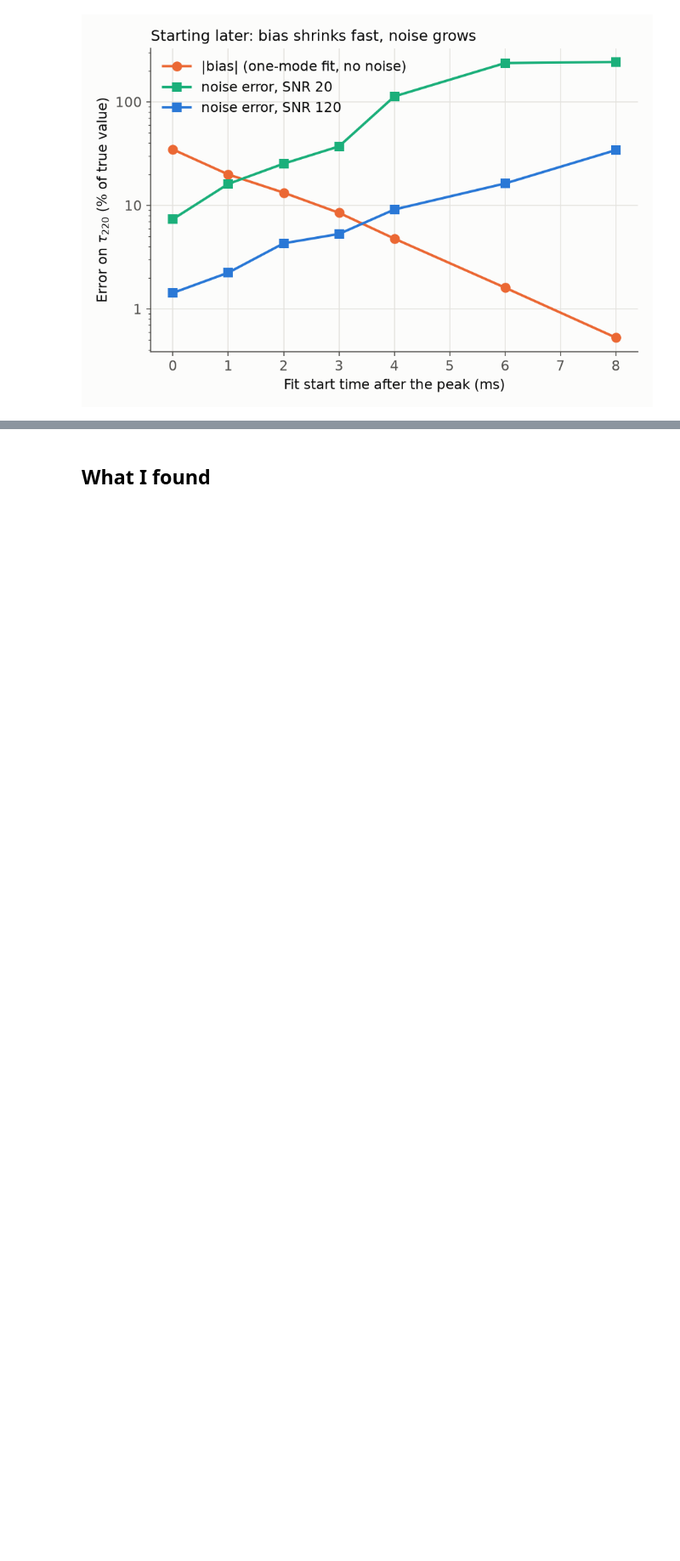
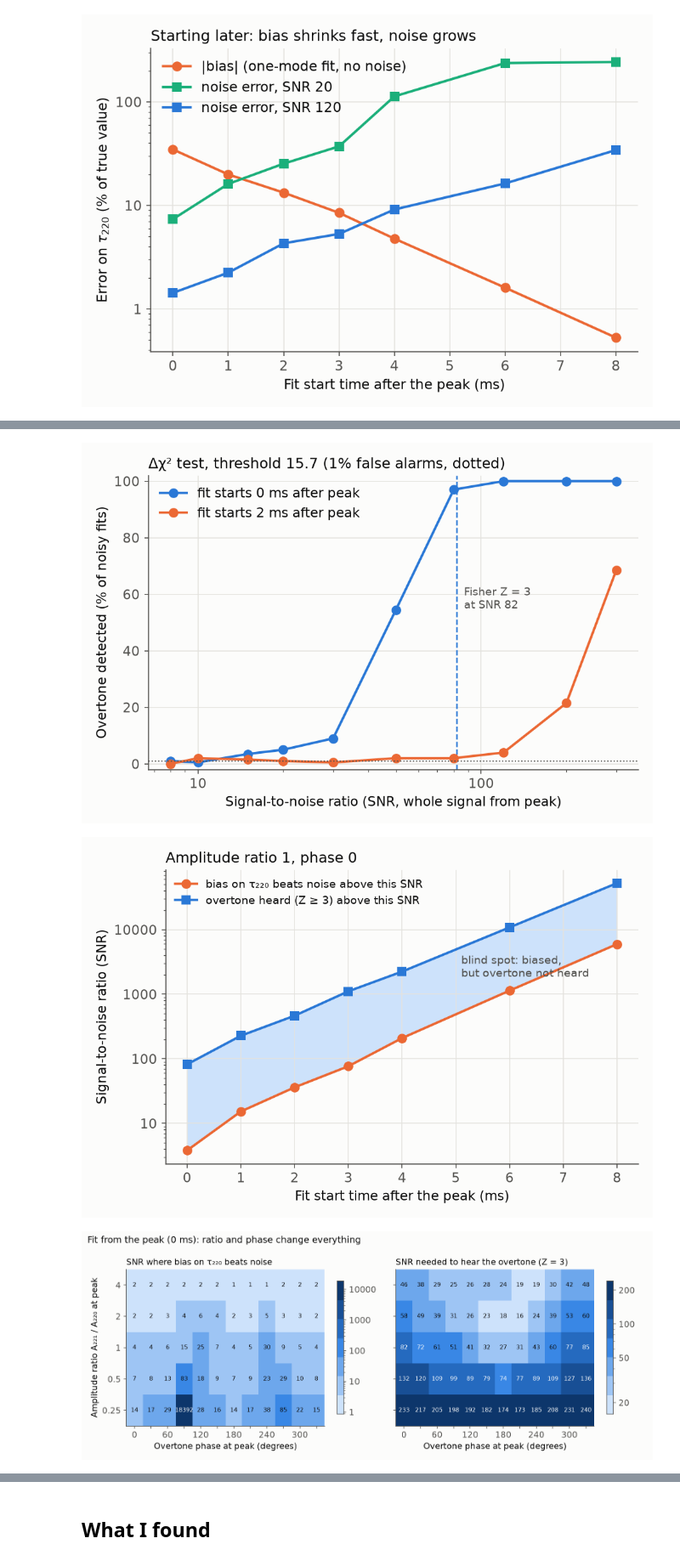
Before and after one commit to leonardoperugia09-cyber/ringdown-lab, a Jupyter notebook: notebooks/01_build.ipynb, the cells around one changed output, grey strips where cells are left out. Shown at 85% size. Cells and saved outputs as stored; diff of their text form; code cells hidden in the pictures; blank space fills up the shorter version.

```diff
--- a/notebooks/01_build.ipynb
+++ b/notebooks/01_build.ipynb
@@ -151,0 +191,7 @@ display(Image(ROOT / "figures" / "04_bias_and_noise_vs_start.png"))
+# %%
+for name in ["05_detection_vs_snr.png", "06_blind_spot_vs_start.png", "07_ratio_phase_maps.png"]:
+    display(Image(ROOT / "figures" / name))
+# %% [output]
+[figure, added]
+[figure, added]
+[figure, added]
```
Also changed, not shown: parts of 3 cells of this notebook, 15 other files.
